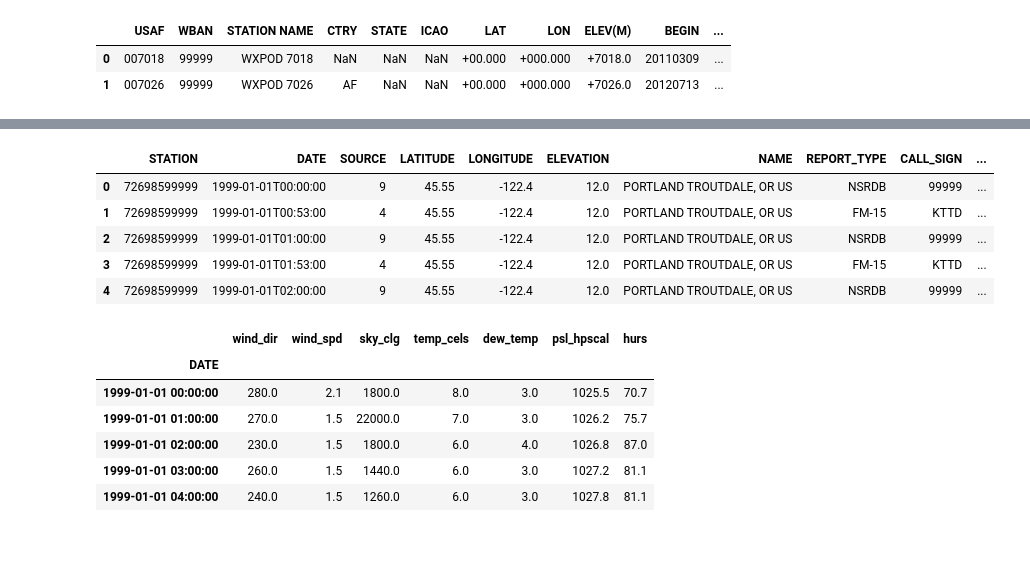
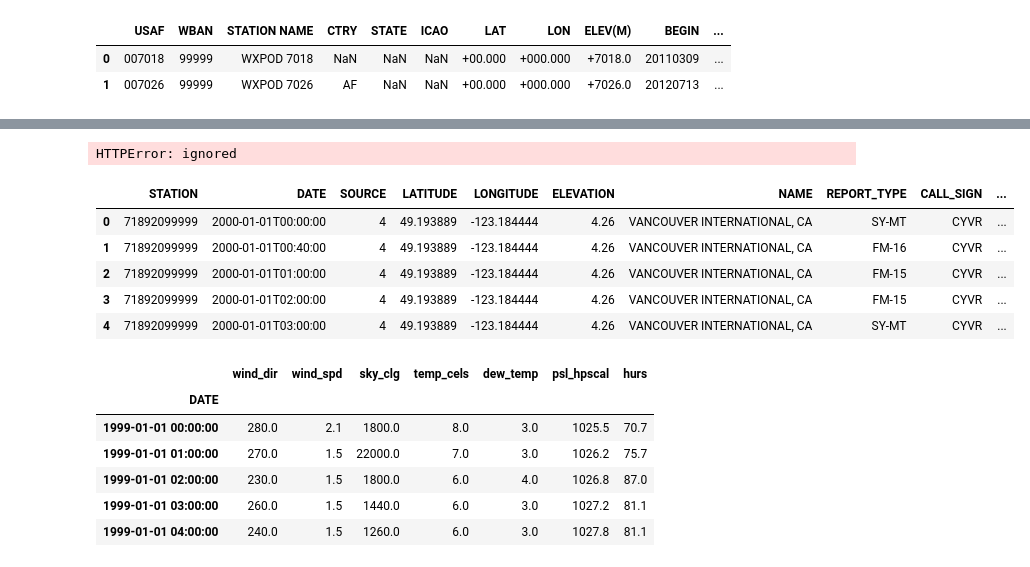
Before and after one commit to justinfmccarty/epwmorph, a Jupyter notebook: notebooks/NOAA Station Data API.ipynb, the cells around one changed output, grey strips where cells are left out. Cells and saved outputs as stored; diff of their text form; code cells hidden in the pictures.

```diff
--- a/notebooks/NOAA Station Data API.ipynb
+++ b/notebooks/NOAA Station Data API.ipynb
@@ -93,13 +89,25 @@ stations_list[stations_list['STATION NAME'].str.contains('PORTLAND', na=False)]
+# %%
+# df = pd.read_csv('https://www.ncei.noaa.gov/data/global-hourly/access/1999/{}.csv'.format(ext))
+# df.head()
+
+yearrange = range(1976,1977+1,1)
+
+allweather = pd.DataFrame()
+for year in yearrange:
+  df = pd.read_csv('https://www.ncei.noaa.gov/data/global-hourly/access/{y}/{e}.csv'.format(y=year,e=ext))
+  allweather = allweather.append(df,ignore_index=True)
+# %% [output]
+HTTPError: ignored
 # %%
-df = pd.read_csv('https://www.ncei.noaa.gov/data/global-hourly/access/1999/72698599999.csv')
+df = pd.read_csv('https://www.ncei.noaa.gov/data/global-hourly/access/2000/71892099999.csv')
 df.head()
 # %% [output]
 |  | STATION | DATE | SOURCE | LATITUDE | LONGITUDE | ELEVATION | NAME | REPORT_TYPE | CALL_SIGN | ... |
-| 0 | 72698599999 | 1999-01-01T00:00:00 | 9 | 45.55 | -122.4 | 12.0 | PORTLAND TROUTDALE, OR US | NSRDB | 99999 | ... |
-| 1 | 72698599999 | 1999-01-01T00:53:00 | 4 | 45.55 | -122.4 | 12.0 | PORTLAND TROUTDALE, OR US | FM-15 | KTTD | ... |
-| 2 | 72698599999 | 1999-01-01T01:00:00 | 9 | 45.55 | -122.4 | 12.0 | PORTLAND TROUTDALE, OR US | NSRDB | 99999 | ... |
-| 3 | 72698599999 | 1999-01-01T01:53:00 | 4 | 45.55 | -122.4 | 12.0 | PORTLAND TROUTDALE, OR US | FM-15 | KTTD | ... |
-| 4 | 72698599999 | 1999-01-01T02:00:00 | 9 | 45.55 | -122.4 | 12.0 | PORTLAND TROUTDALE, OR US | NSRDB | 99999 | ... |
+| 0 | 71892099999 | 2000-01-01T00:00:00 | 4 | 49.193889 | -123.184444 | 4.26 | VANCOUVER INTERNATIONAL, CA | SY-MT | CYVR | ... |
+| 1 | 71892099999 | 2000-01-01T00:40:00 | 4 | 49.193889 | -123.184444 | 4.26 | VANCOUVER INTERNATIONAL, CA | FM-16 | CYVR | ... |
+| 2 | 71892099999 | 2000-01-01T01:00:00 | 4 | 49.193889 | -123.184444 | 4.26 | VANCOUVER INTERNATIONAL, CA | FM-15 | CYVR | ... |
+| 3 | 71892099999 | 2000-01-01T02:00:00 | 4 | 49.193889 | -123.184444 | 4.26 | VANCOUVER INTERNATIONAL, CA | FM-15 | CYVR | ... |
+| 4 | 71892099999 | 2000-01-01T03:00:00 | 4 | 49.193889 | -123.184444 | 4.26 | VANCOUVER INTERNATIONAL, CA | SY-MT | CYVR | ... |
 # %%
 wind = df.WND.str.split(pat=',',expand=True).set_index(df.DATE).rename(columns={0:'wind_dir',
                                                                             1:'wind_dirqc',
```
Also changed, not shown: parts of 5 cells of this notebook.
